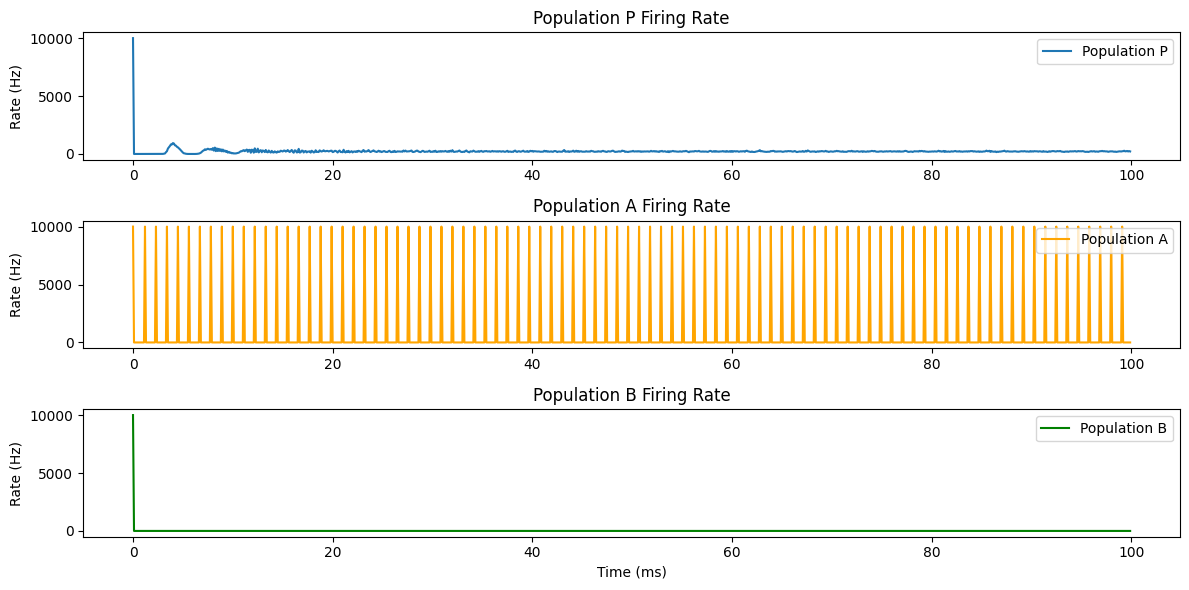
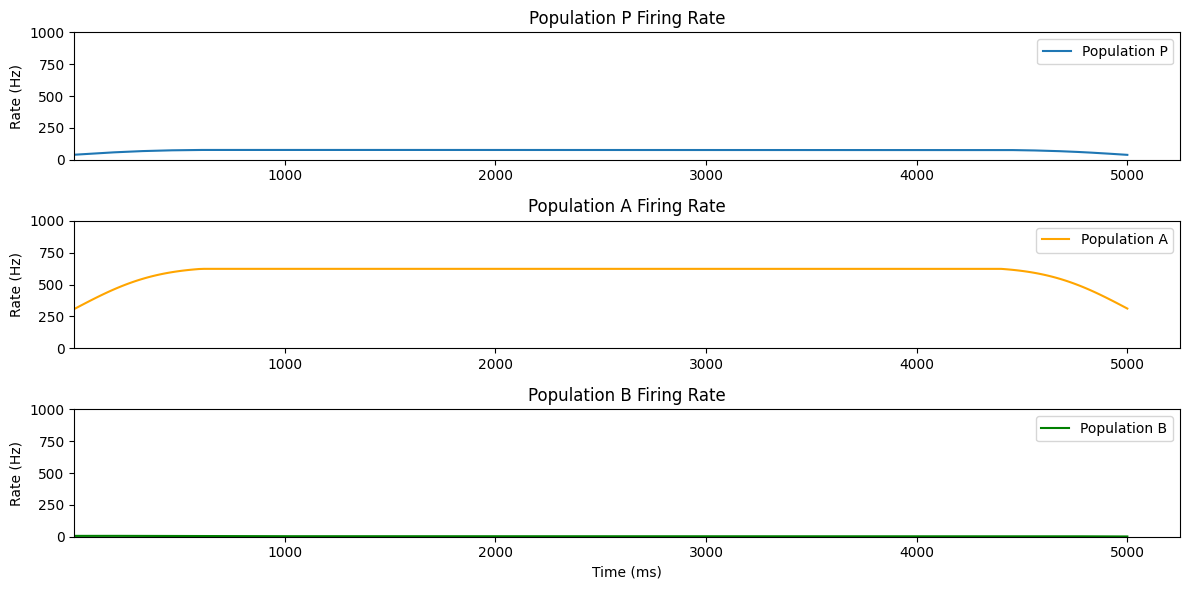
Unified diff of the notebook cell whose output changed from the first chart to the second:
--- before
+++ after
@@ -1,4 +1,4 @@
 import matplotlib.pyplot as plt
-from brian2 import PopulationRateMonitor
+
 
 # Add PopulationRateMonitors
@@ -7,6 +7,7 @@
 pop_rate_B = PopulationRateMonitor(group_B)
 
+
 # Run the simulation
-run(100*ms)
+run(2000*ms)
 
 # Plot population rates
@@ -15,6 +16,8 @@
 # Population P
 plt.subplot(3, 1, 1)
-plt.plot(pop_rate_P.t/ms, pop_rate_P.rate/Hz, label='Population P')
+plt.plot(pop_rate_P.t/ms, pop_rate_P.smooth_rate(window="gaussian", width=10*ms)/Hz, label='Population P')
 plt.ylabel('Rate (Hz)')
+plt.xlim(2,)
+plt.ylim(0,1000)
 plt.title('Population P Firing Rate')
 plt.legend()
@@ -23,6 +26,8 @@
 # Population A
 plt.subplot(3, 1, 2)
-plt.plot(pop_rate_A.t/ms, pop_rate_A.rate/Hz, label='Population A', color='orange')
+plt.plot(pop_rate_A.t/ms, pop_rate_A.smooth_rate(window="gaussian", width=300*ms)/Hz, label='Population A', color='orange')
 plt.ylabel('Rate (Hz)')
+plt.xlim(2,)
+plt.ylim(0,1000)
 plt.title('Population A Firing Rate')
 plt.legend()
@@ -30,10 +35,13 @@
 # Population B
 plt.subplot(3, 1, 3)
-plt.plot(pop_rate_B.t/ms, pop_rate_B.rate/Hz, label='Population B', color='green')
+plt.plot(pop_rate_B.t/ms, pop_rate_B.smooth_rate(window="gaussian", width=300*ms)/Hz, label='Population B', color='green')
 plt.xlabel('Time (ms)')
 plt.ylabel('Rate (Hz)')
 plt.title('Population B Firing Rate')
 plt.legend()
+plt.xlim(2,)
+plt.ylim(0,1000)
 
 plt.tight_layout()
 plt.show()
+

Commit: Add files via upload